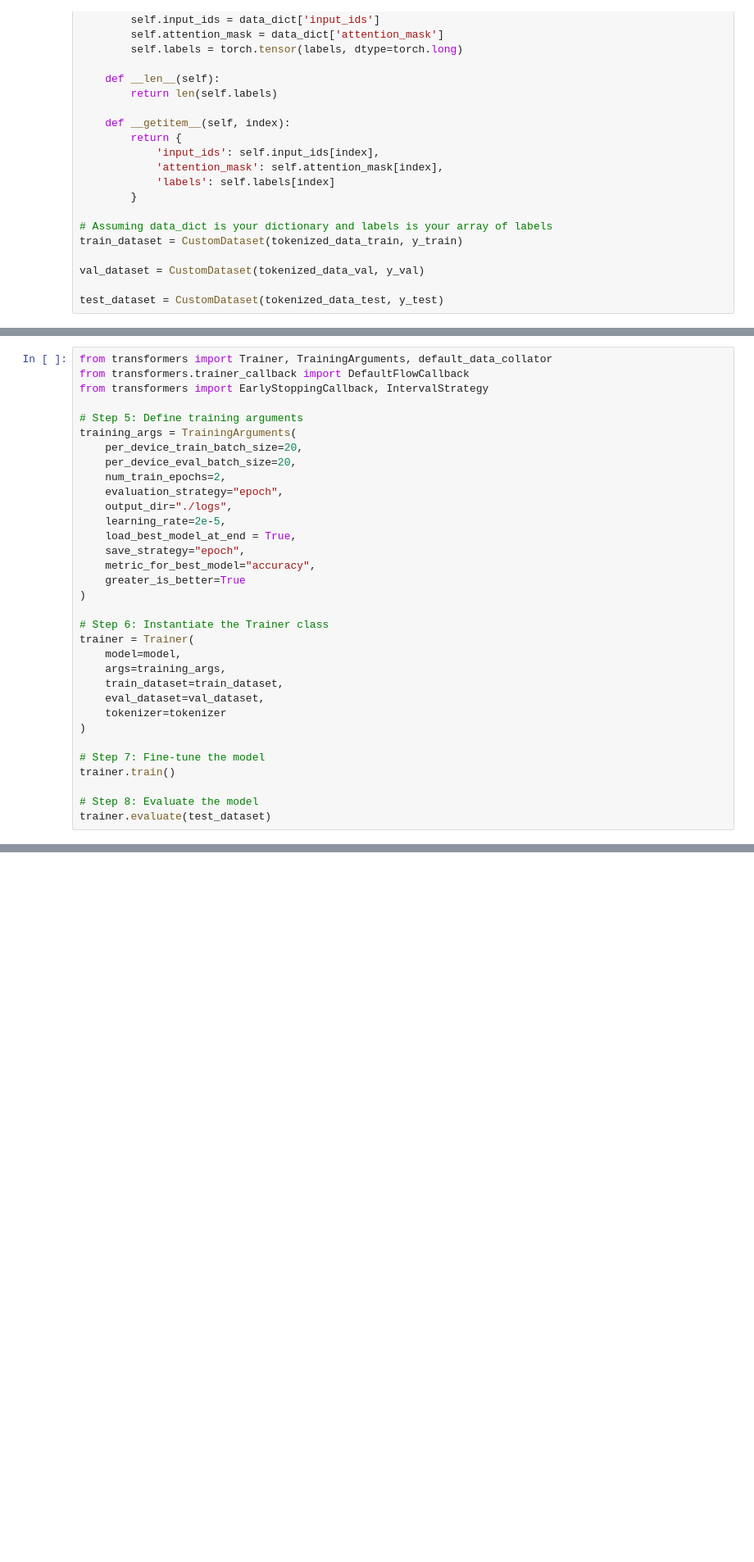
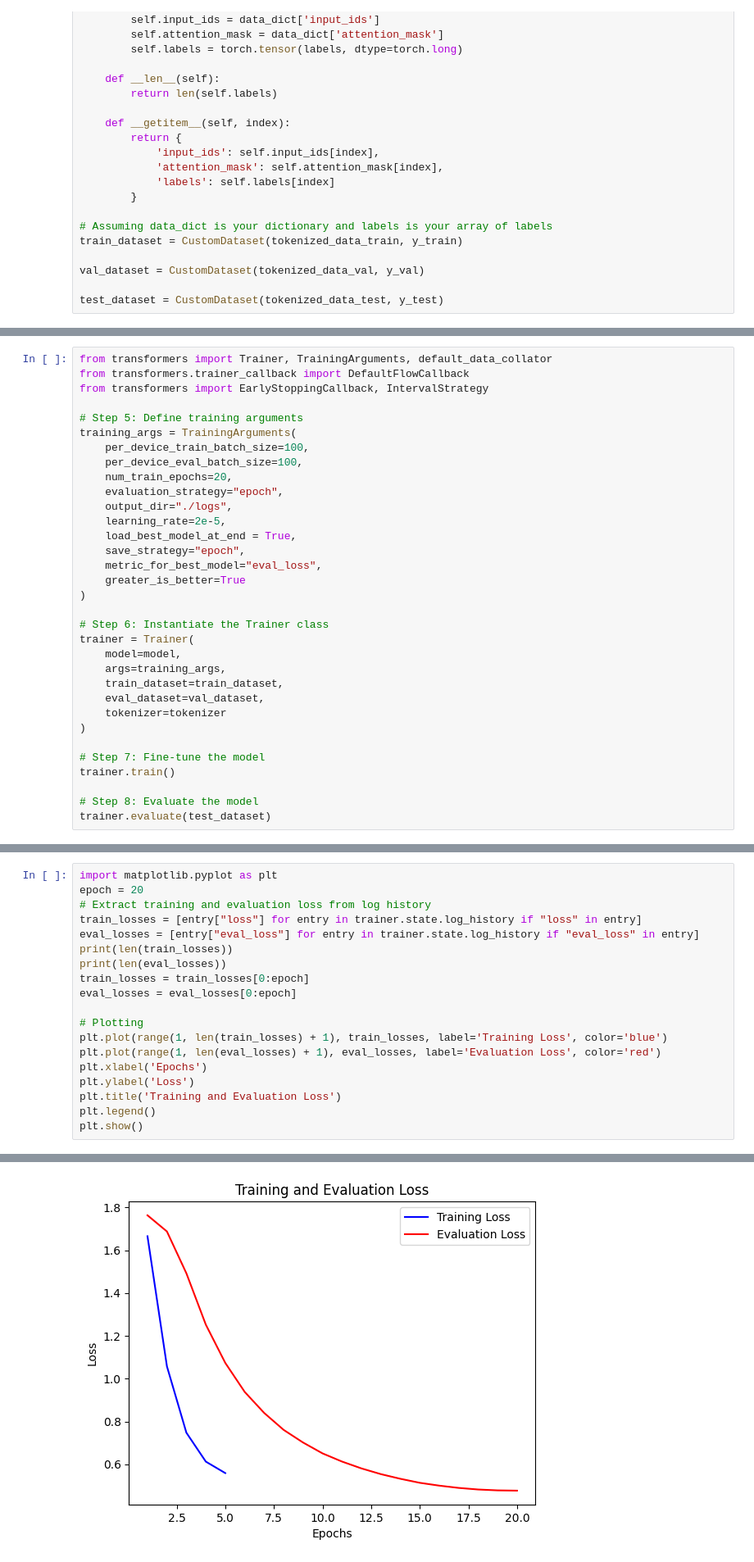
Before and after one commit to henrytse2468/SentimentAnalysis, a Jupyter notebook: SentimentAnalysis_T5.ipynb, the cells around one changed output, grey strips where cells are left out. Shown at 82% size. Cells and saved outputs as stored; diff of their text form; blank space fills up the shorter version.

```diff
--- a/SentimentAnalysis_T5.ipynb
+++ b/SentimentAnalysis_T5.ipynb
@@ -170,15 +167,15 @@ from transformers import EarlyStoppingCallback, IntervalStrategy
 
 # Step 5: Define training arguments
 training_args = TrainingArguments(
-    per_device_train_batch_size=20,
-    per_device_eval_batch_size=20,
-    num_train_epochs=2,
+    per_device_train_batch_size=100,
+    per_device_eval_batch_size=100,
+    num_train_epochs=20,
     evaluation_strategy="epoch",
     output_dir="./logs",
     learning_rate=2e-5,
     load_best_model_at_end = True,
     save_strategy="epoch",
-    metric_for_best_model="accuracy",
+    metric_for_best_model="eval_loss",
     greater_is_better=True
 )
 
@@ -204,0 +230,20 @@ print(test_results)
+# %%
+import matplotlib.pyplot as plt
+epoch = 20
+# Extract training and evaluation loss from log history
+train_losses = [entry["loss"] for entry in trainer.state.log_history if "loss" in entry]
+eval_losses = [entry["eval_loss"] for entry in trainer.state.log_history if "eval_loss" in entry]
+print(len(train_losses))
+print(len(eval_losses))
+train_losses = train_losses[0:epoch]
+eval_losses = eval_losses[0:epoch]
+
+# Plotting
+plt.plot(range(1, len(train_losses) + 1), train_losses, label='Training Loss', color='blue')
+plt.plot(range(1, len(eval_losses) + 1), eval_losses, label='Evaluation Loss', color='red')
+plt.xlabel('Epochs')
+plt.ylabel('Loss')
+plt.title('Training and Evaluation Loss')
+plt.legend()
+plt.show()
+# %% [output]
@@ -205,3 +252,4 @@ print(test_results)
+[figure, added]
 # %%
 from torch.utils.data import DataLoader
 
```
Also changed, not shown: parts of 11 cells of this notebook, 21 other files.
